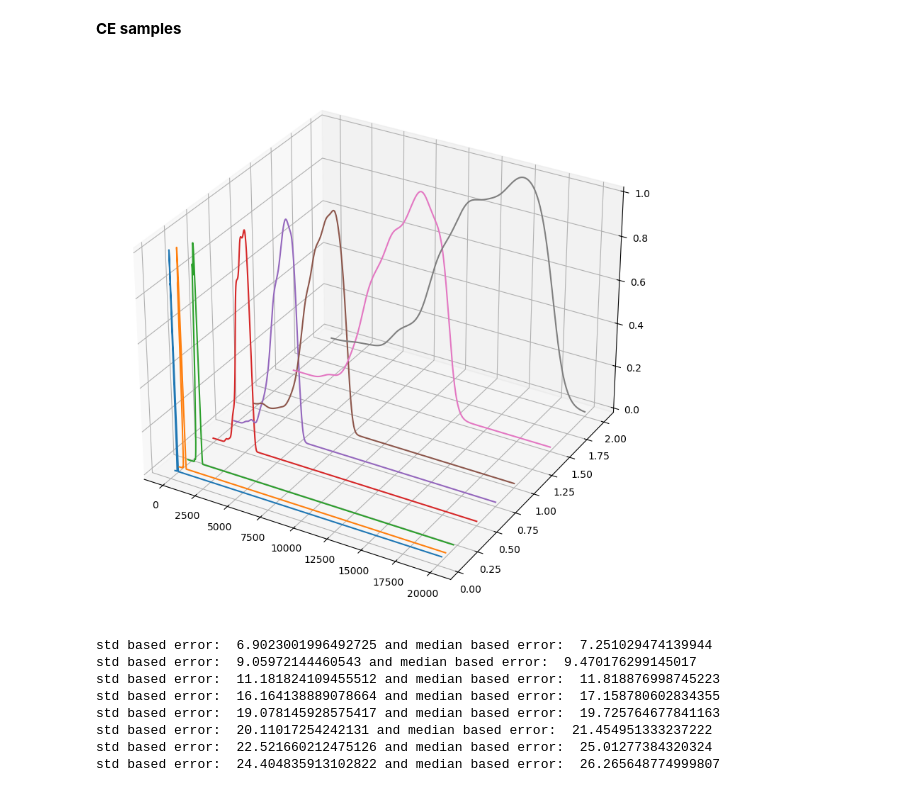
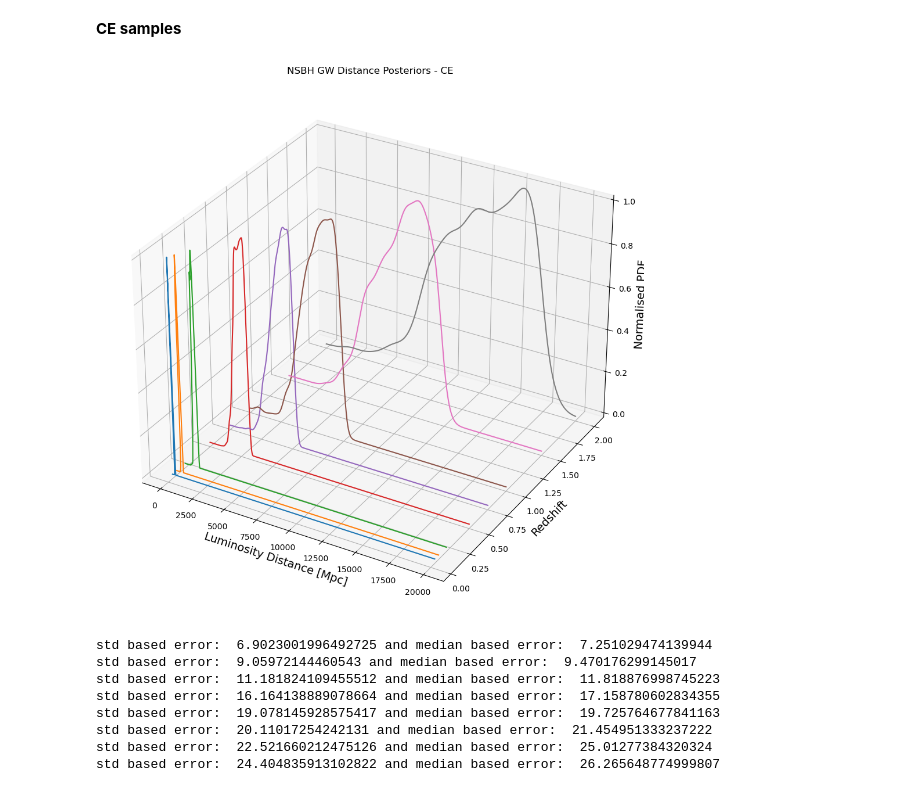
Before and after one commit to MariosNT/FRB_GW_association_cosmo, a Jupyter notebook: Notebooks/Realistic_sources/NSBH_GWs_inspect_runs.ipynb, the cells around one changed output. Saved outputs shown, nothing was run; the diff lists cells and outputs as text; code cells hidden in the pictures.

```diff
--- a/Notebooks/Realistic_sources/NSBH_GWs_inspect_runs.ipynb
+++ b/Notebooks/Realistic_sources/NSBH_GWs_inspect_runs.ipynb
@@ -207,21 +218,27 @@ for idx, name in enumerate(data_files):
     dL_array[idx, :], dL_kde = renormalise_dist_posterior(name, N_draw_samples)
     dL_kdes[idx, :] = dL_kde(dL_range)
 # %%
-fig = plt.figure(figsize = (14, 10))
+fig = plt.figure(figsize = (14, 12))
 ax = fig.add_subplot(111, projection = '3d')
+
+ax.title.set_text('NSBH GW Distance Posteriors - CE')
 
 ax.plot(dL_range, np.repeat(0.05, repeats=len(dL_range)), dL_kdes[0, :]/np.max(dL_kdes[0, :]))
 ax.plot(dL_range, np.repeat(0.1, repeats=len(dL_range)), dL_kdes[1, :]/np.max(dL_kdes[1, :]))
 ax.plot(dL_range, np.repeat(0.2, repeats=len(dL_range)), dL_kdes[2, :]/np.max(dL_kdes[2, :]))
 ax.plot(dL_range, np.repeat(0.5, repeats=len(dL_range)), dL_kdes[3, :]/np.max(dL_kdes[3, :]))
 ax.plot(dL_range, np.repeat(0.75, repeats=len(dL_range)), dL_kdes[4, :]/np.max(dL_kdes[4, :]))
 ax.plot(dL_range, np.repeat(1.0, repeats=len(dL_range)), dL_kdes[5, :]/np.max(dL_kdes[5, :]))
 ax.plot(dL_range, np.repeat(1.5, repeats=len(dL_range)), dL_kdes[6, :]/np.max(dL_kdes[6, :]))
 ax.plot(dL_range, np.repeat(2.0, repeats=len(dL_range)), dL_kdes[7, :]/np.max(dL_kdes[7, :]))
 
+ax.set_xlabel('Luminosity Distance [Mpc]', fontsize=14)
+ax.set_ylabel('Redshift', fontsize=14)
+ax.set_zlabel('Normalised PDF', fontsize=14)
+
 plt.show()
 # %% [output]
-[figure, old version]
+[figure, new version]
 # %%
 dL_error_CE = np.zeros(8)
 dL_range_CE = np.zeros(8)
```
Also changed, not shown: parts of 6 cells of this notebook.
